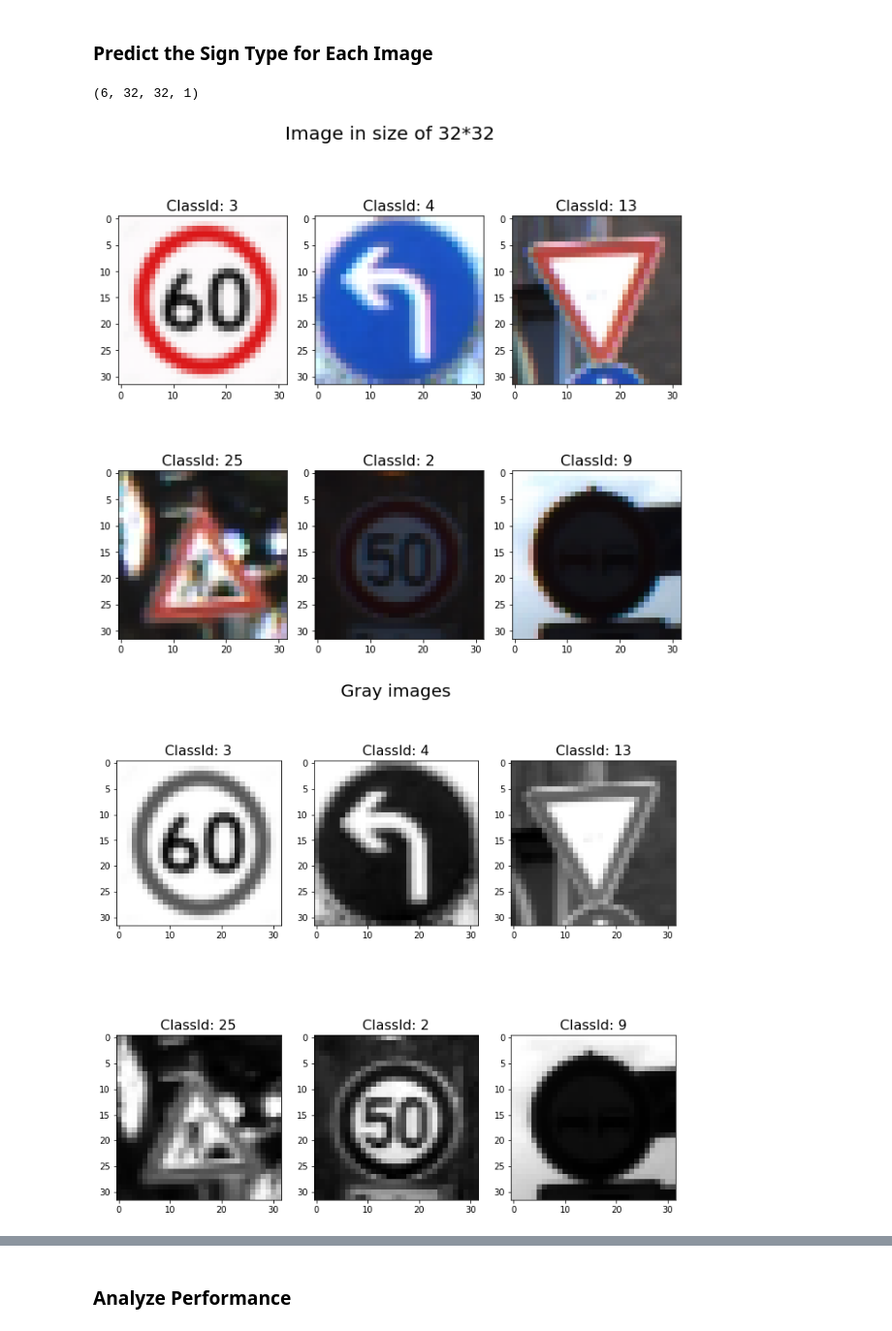
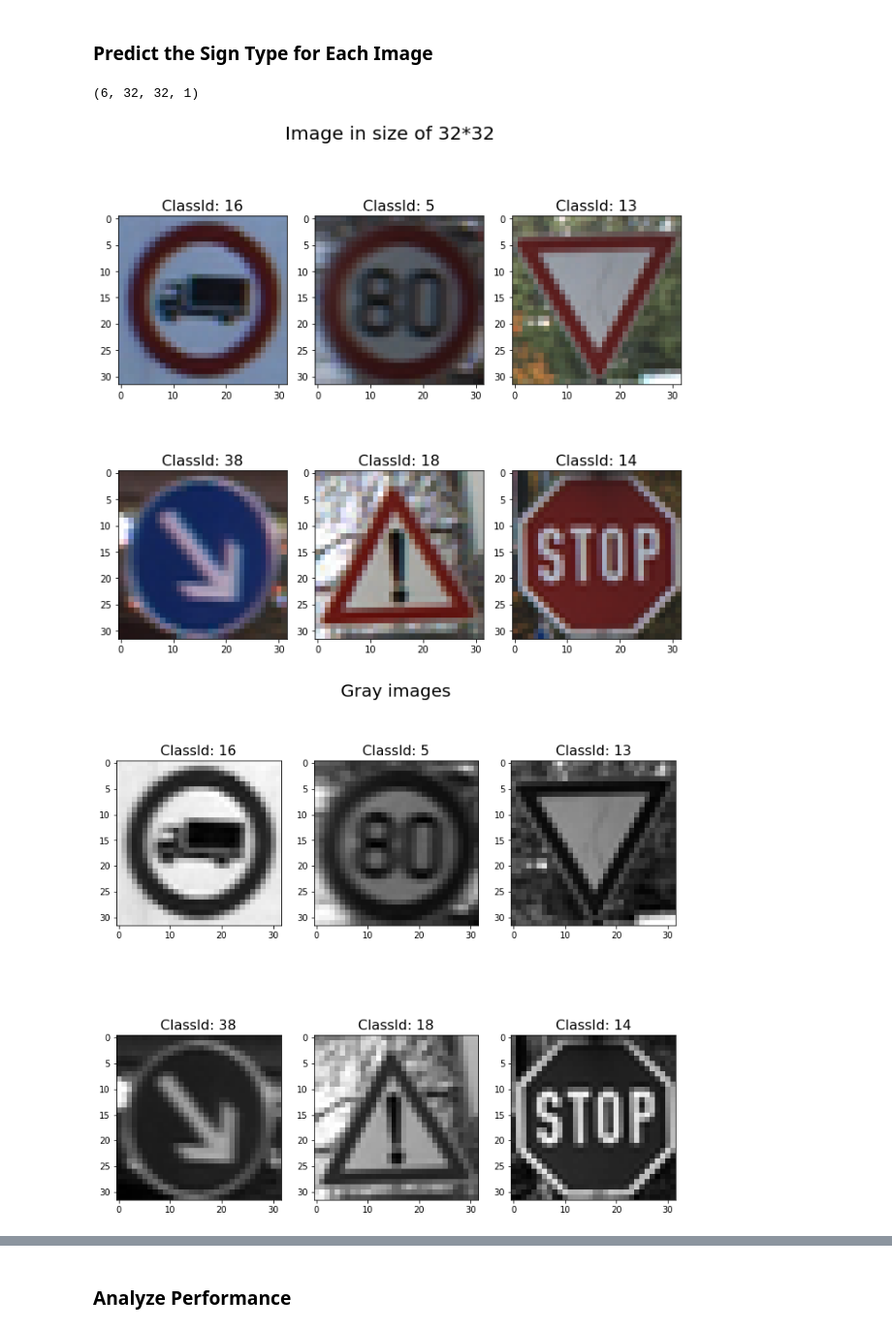
Before and after one commit to BofeiCHEN/CarND-Traffic-Sign-Classifier-Project, a Jupyter notebook: Traffic_Sign_Classifier.ipynb, the cells around one changed output, grey strips where cells are left out. Shown: that part at 97% size. Saved outputs shown, nothing was run; the diff lists cells and outputs as text; code cells hidden in the pictures.

```diff
--- a/Traffic_Sign_Classifier.ipynb
+++ b/Traffic_Sign_Classifier.ipynb
@@ -404,12 +447,13 @@ plt.subplots_adjust(left=0., right=1, top=0.9, bottom=0.)
 ### Feel free to use as many code cells as needed.
 
 
-image_1 = transform.resize(img_1, (32, 32))
-image_2 = transform.resize(ppm_img_2, (32, 32))
-image_3 = transform.resize(ppm_img_3, (32, 32))
-image_4 = transform.resize(ppm_img_4, (32, 32))
-image_5 = transform.resize(ppm_img_5, (32, 32))
-image_6 = transform.resize(ppm_img_6, (32, 32))
+#image_1 = ppm_img_1#transform.resize(ppm_img_1, (32, 32))
+#image_2 = ppm_img_2#ttransform.resize(ppm_img_2, (32, 32))
+#image_3 = ppm_img_3#ttransform.resize(ppm_img_3, (32, 32))
+#image_4 = ppm_img_4#ttransform.resize(ppm_img_4, (32, 32))
+#image_5 = ppm_img_5#ttransform.resize(ppm_img_5, (32, 32))
+#image_6 = ppm_img_6#ttransform.resize(ppm_img_6, (32, 32))
+
 images = np.concatenate(([image_1], [image_2],[image_3], [image_4],[image_5], [image_6]), axis=0)
 
 
@@ -423,55 +467,53 @@ image_gray_6 = (np.sum(image_6/3, axis=2, keepdims=True, dtype=np.float32) - 128
 X_new_test = (np.sum(images/3, axis=3, keepdims=True, dtype=np.float32) - 128)/128
 
 print(X_new_test.shape)
-y_new_test = [3, 4, 13, 25, 2, 9]
-
 
 
 f, axs = plt.subplots(2, 3, figsize=(9, 9))
 f.tight_layout()
 axs[0,0].imshow(image_1, cmap='gray')
-axs[0,0].set_title('ClassId: 3', fontsize=16)
+axs[0,0].set_title('ClassId: 16', fontsize=16)
 
 axs[0,1].imshow(image_2, cmap='gray')
-axs[0,1].set_title('ClassId: 4', fontsize=16)
+axs[0,1].set_title('ClassId: 5', fontsize=16)
 
 axs[0,2].imshow(image_3, cmap='gray')
 axs[0,2].set_title('ClassId: 13', fontsize=16)
 
 axs[1,0].imshow(image_4, cmap='gray')
-axs[1,0].set_title('ClassId: 25', fontsize=16)
+axs[1,0].set_title('ClassId: 38', fontsize=16)
 
 axs[1,1].imshow(image_5, cmap='gray')
-axs[1,1].set_title('ClassId: 2', fontsize=16)
+axs[1,1].set_title('ClassId: 18', fontsize=16)
 
 axs[1,2].imshow(image_6, cmap='gray')
-axs[1,2].set_title('ClassId: 9', fontsize=16)
+axs[1,2].set_title('ClassId: 14', fontsize=16)
 f.suptitle('Image in size of 32*32', fontsize=20)
 plt.subplots_adjust(left=0., right=1, top=0.9, bottom=0.)
 
 f_gray, axs = plt.subplots(2, 3, figsize=(9, 9))
 f.tight_layout()
 axs[0,0].imshow(image_gray_1, cmap='gray')
-axs[0,0].set_title('ClassId: 3', fontsize=16)
+axs[0,0].set_title('ClassId: 16', fontsize=16)
 
 axs[0,1].imshow(image_gray_2, cmap='gray')
-axs[0,1].set_title('ClassId: 4', fontsize=16)
+axs[0,1].set_title('ClassId: 5', fontsize=16)
 
 axs[0,2].imshow(image_gray_3, cmap='gray')
 axs[0,2].set_title('ClassId: 13', fontsize=16)
 
 axs[1,0].imshow(image_gray_4, cmap='gray')
-axs[1,0].set_title('ClassId: 25', fontsize=16)
+axs[1,0].set_title('ClassId: 38', fontsize=16)
 
 axs[1,1].imshow(image_gray_5, cmap='gray')
-axs[1,1].set_title('ClassId: 2', fontsize=16)
+axs[1,1].set_title('ClassId: 18', fontsize=16)
 
 axs[1,2].imshow(image_gray_6, cmap='gray')
-axs[1,2].set_title('ClassId: 9', fontsize=16)
+axs[1,2].set_title('ClassId: 14', fontsize=16)
 f_gray.suptitle('Gray images', fontsize=20)
 plt.subplots_adjust(left=0., right=1, top=0.9, bottom=0.)
 # %% [output]
 (6, 32, 32, 1)
-[figure, old version]
+[figure, new version]
-[figure, old version]
+[figure, new version]
 # %%
```
Also changed, not shown: parts of 10 cells of this notebook, 43 other files.
